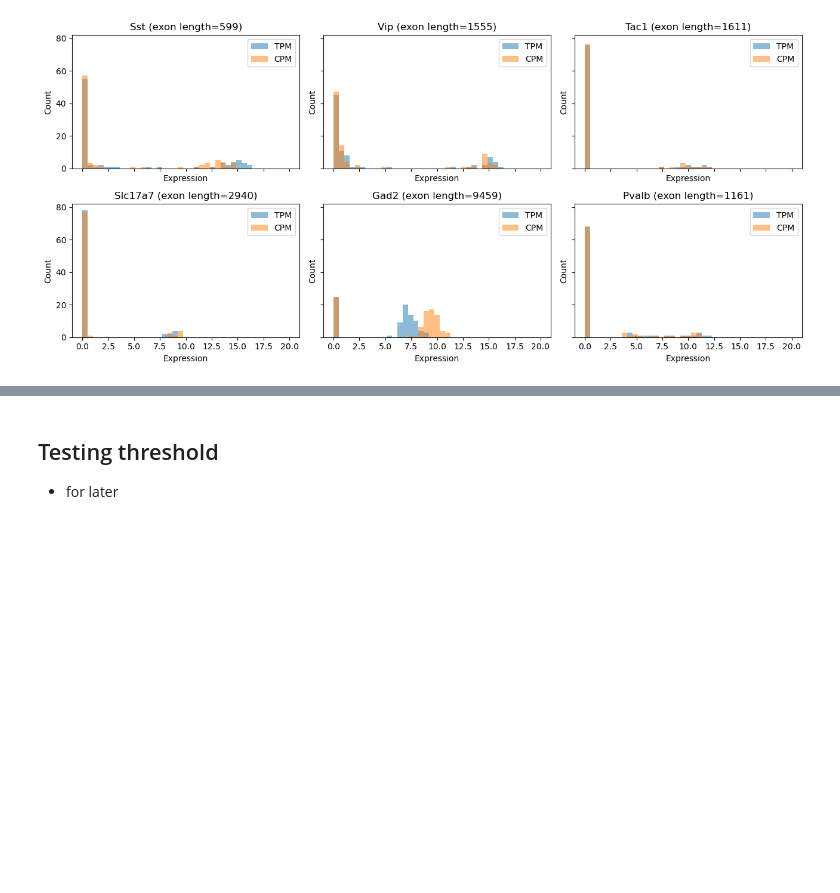
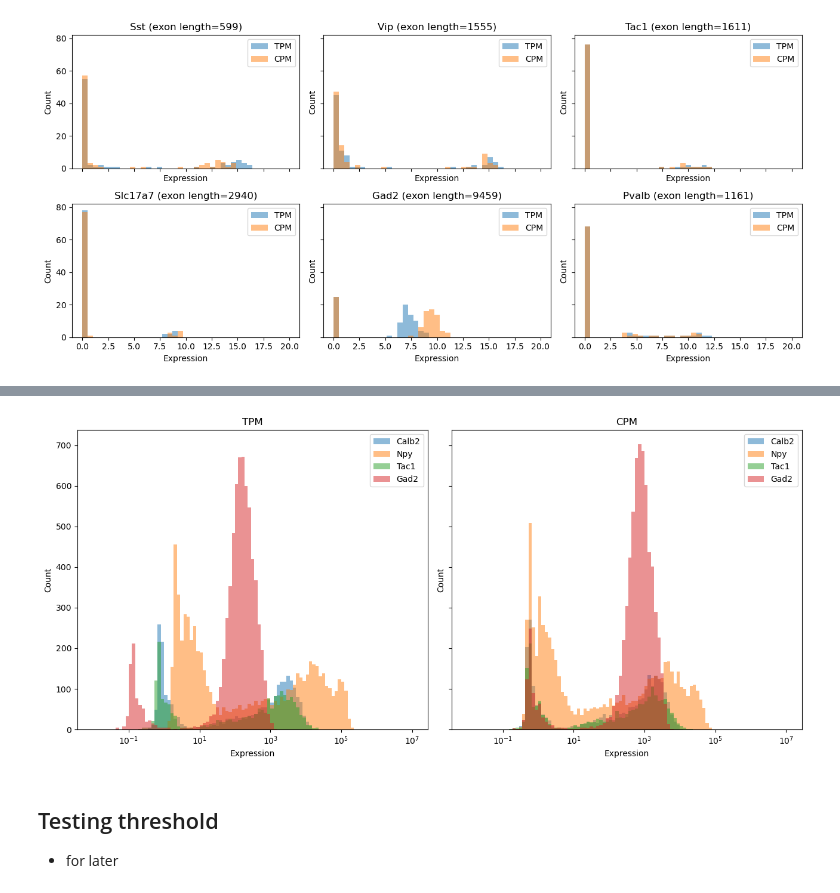
Before and after one commit to AllenNeuralDynamics/lamf_analysis_lims, a Jupyter notebook: gene_panel_selection/mfishtoolspy/241001_address_random_seed_issue.ipynb, the cells around one changed output, grey strips where cells are left out. Cells and saved outputs as stored; diff of their text form; code cells hidden in the pictures; blank space fills up the shorter version.

```diff
--- a/gene_panel_selection/mfishtoolspy/241001_address_random_seed_issue.ipynb
+++ b/gene_panel_selection/mfishtoolspy/241001_address_random_seed_issue.ipynb
@@ -651,3 +671,32 @@ fig.tight_layout()
+# %%
+gene_name_list = ['Calb2', 'Npy', 'Tac1', 'Gad2']
+fig, ax = plt.subplots(1,2,figsize=(13,6), sharey=True, sharex=True)
+for i in range(len(gene_name_list)):
+    gene_name = gene_name_list[i]
+    exon_length = gene_info_df.loc[gene_name, 'exon_length']
+    ax[0].hist(tpm_data.loc[gene_name], bins=np.logspace(-2,7,100), alpha=0.5, label=gene_name);
+    ax[1].hist(cpm_data.loc[gene_name], bins=np.logspace(-2,7,100), alpha=0.5, label=gene_name);
+    # ax[i//3, i%3].hist(tpm_median_per_mapping.loc[gene_name], bins=np.linspace(0,20,40), alpha=0.5, label='TPM');
+    # ax[i//3, i%3].hist(cpm_median_per_mapping.loc[gene_name], bins=np.linspace(0,20,40), alpha=0.5, label='CPM');
+    # ax[i//3, i%3].hist(tpm_data.loc[gene_name]+1, bins=np.logspace(0,7,100), alpha=0.5, label='TPM');
+    # ax[i//3, i%3].hist(cpm_data.loc[gene_name]+1, bins=np.logspace(0,7,100), alpha=0.5, label='CPM');
+    # ax[i//3, i%3].hist(tpm_data.loc[gene_name], bins=np.logspace(-2,7,100), alpha=0.5, label='TPM');
+    # ax[i//3, i%3].hist(cpm_data.loc[gene_name], bins=np.logspace(-2,7,100), alpha=0.5, label='CPM');
+    # ax[i//3, i%3].set_title(f'{gene_name} (exon length={exon_length})')
+    # ax[i//3, i%3].legend()
+    # ax[i//3, i%3].set_xscale('log')
+    # ax[i//3, i%3].set_xlabel('Expression')
+    # ax[i//3, i%3].set_ylabel('Count')
+for i in range(2):
+    ax[i].legend()
+    ax[i].set_xscale('log')
+    ax[i].set_xlabel('Expression')
+    ax[i].set_ylabel('Count')
+ax[0].set_title('TPM')
+ax[1].set_title('CPM')
+fig.tight_layout()
+# %% [output]
+[figure, added]
 # %% [markdown]
 ## Testing threshold
 - for later
```
Also changed, not shown: parts of 7 cells of this notebook, 11 other files.
